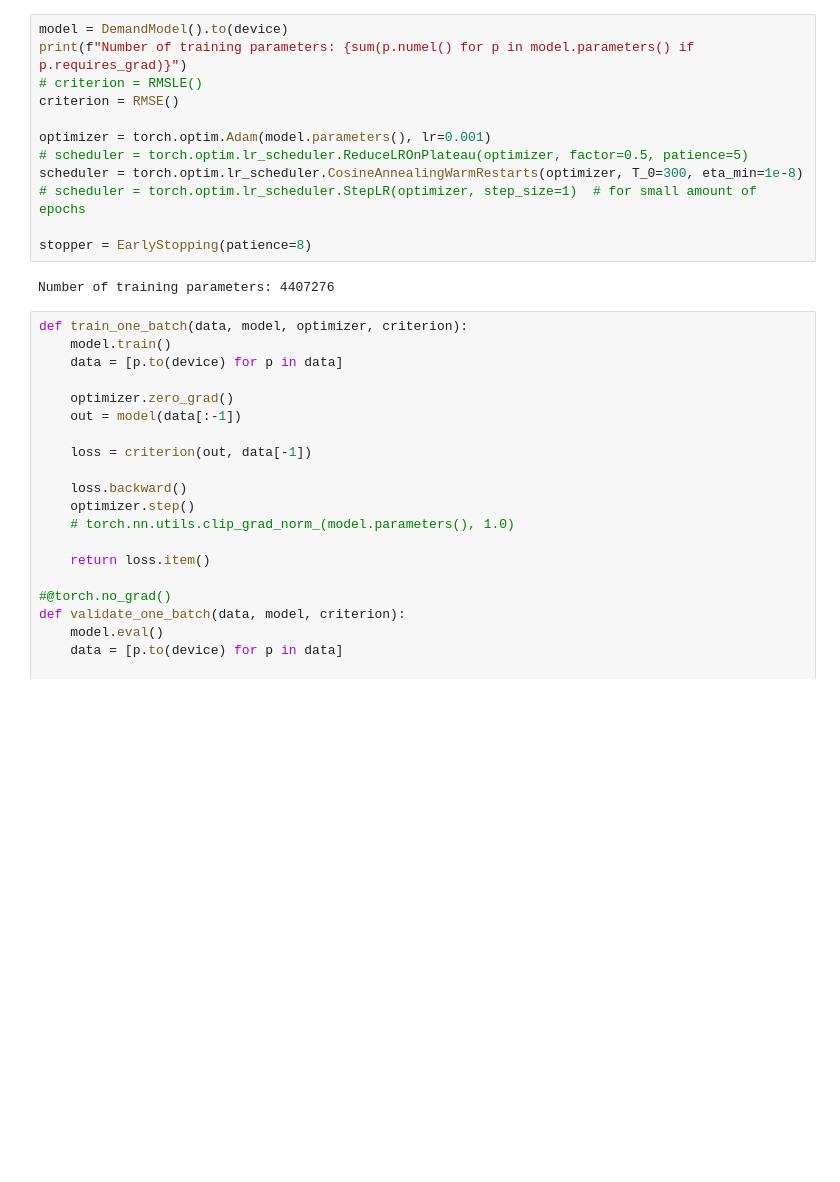
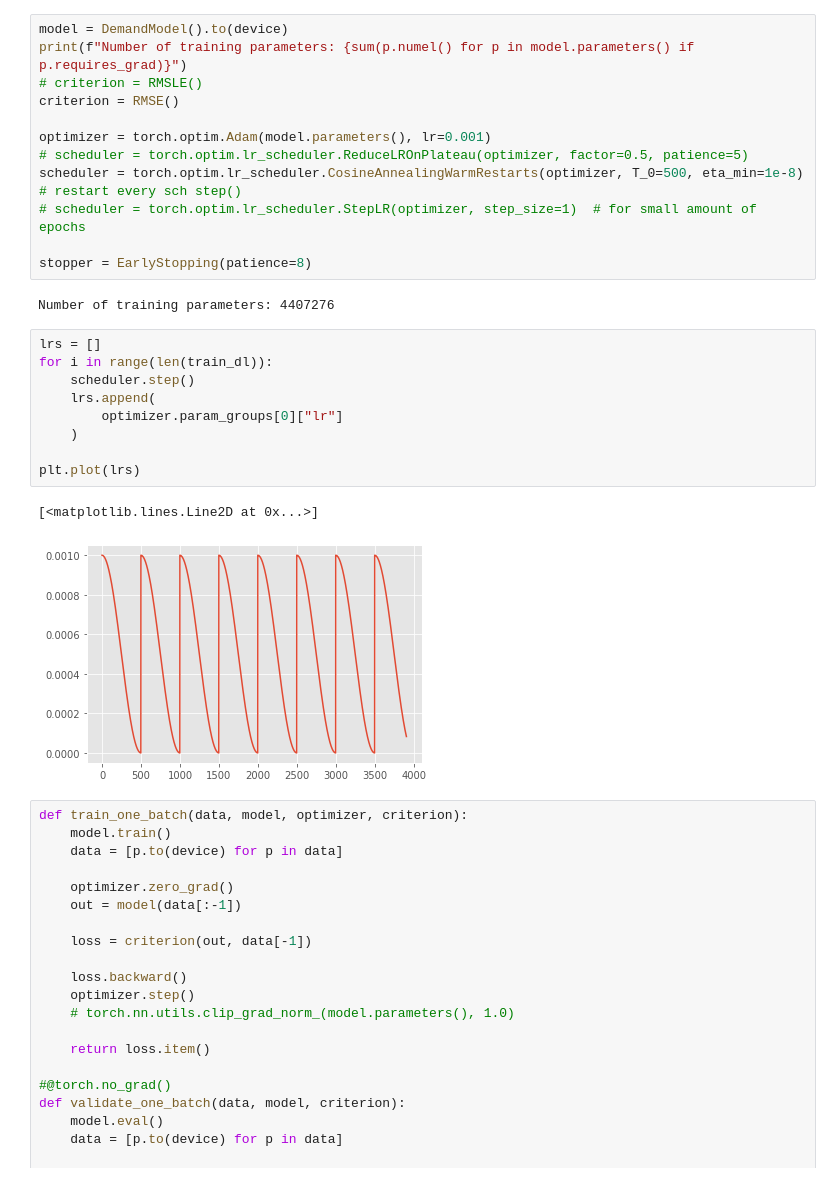
Before and after one commit to pankratozzi/ML_pet_projects, a Jupyter notebook: classification/AVITO_demand_in_progress.ipynb, the cells around one changed output. Cells and saved outputs as stored; diff of their text form; blank space fills up the shorter version.

```diff
--- a/classification/AVITO_demand_in_progress.ipynb
+++ b/classification/AVITO_demand_in_progress.ipynb
@@ -983,12 +983,24 @@ criterion = RMSE()
 
 optimizer = torch.optim.Adam(model.parameters(), lr=0.001)
 # scheduler = torch.optim.lr_scheduler.ReduceLROnPlateau(optimizer, factor=0.5, patience=5)
-scheduler = torch.optim.lr_scheduler.CosineAnnealingWarmRestarts(optimizer, T_0=300, eta_min=1e-8)
+scheduler = torch.optim.lr_scheduler.CosineAnnealingWarmRestarts(optimizer, T_0=500, eta_min=1e-8)  # restart every sch step()
 # scheduler = torch.optim.lr_scheduler.StepLR(optimizer, step_size=1)  # for small amount of epochs
 
 stopper = EarlyStopping(patience=8)
 # %% [output]
 Number of training parameters: 4407276
+# %%
+lrs = []
+for i in range(len(train_dl)):
+    scheduler.step()
+    lrs.append(
+        optimizer.param_groups[0]["lr"]
+    )
+
+plt.plot(lrs)
+# %% [output]
+[<matplotlib.lines.Line2D at 0x...>]
+[figure, added]
 # %%
 def train_one_batch(data, model, optimizer, criterion):
     model.train()
```
Also changed, not shown: parts of 5 cells of this notebook, 1 other file.
